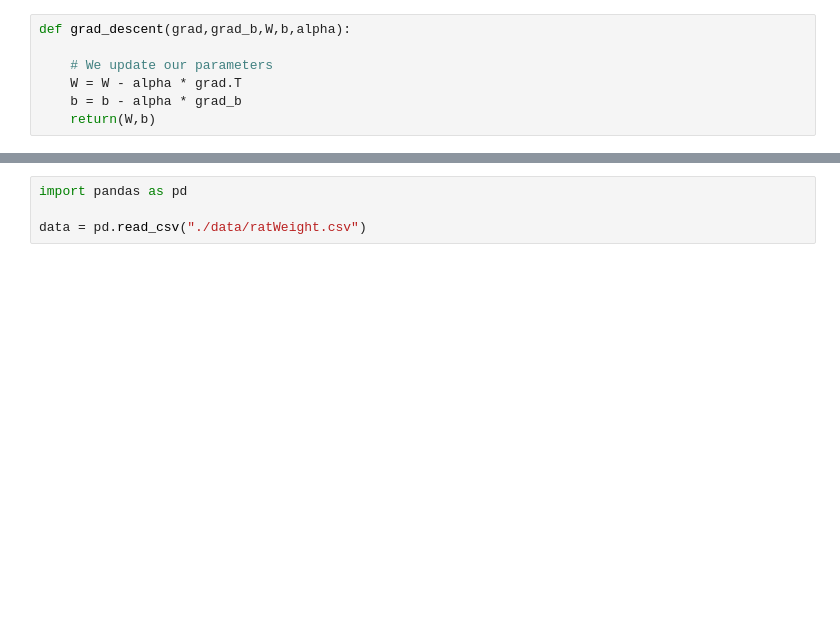
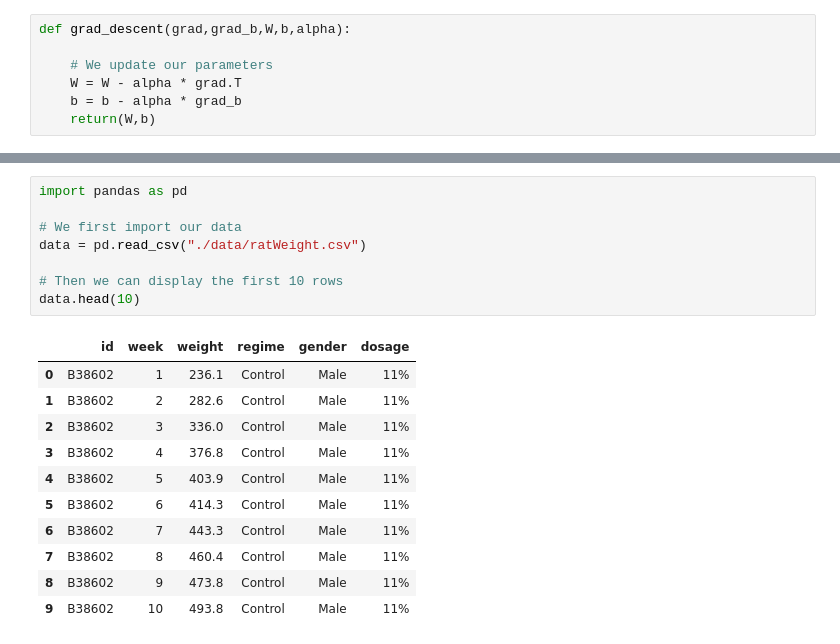
Before and after one commit to dhuynh95/X-AI, a Jupyter notebook: lesson_1_regression_classification/Lesson_1_regression.ipynb, the cells around one changed output, grey strips where cells are left out. Drawn from its saved outputs; the diff is of its cells as text; blank space fills up the shorter version.

```diff
--- a/lesson_1_regression_classification/Lesson_1_regression.ipynb
+++ b/lesson_1_regression_classification/Lesson_1_regression.ipynb
@@ -391,4 +424,20 @@ plt.plot(x,y_x)
 # %%
 import pandas as pd
 
+# We first import our data
 data = pd.read_csv("./data/ratWeight.csv")
+
+# Then we can display the first 10 rows
+data.head(10)
+# %% [output]
+|  | id | week | weight | regime | gender | dosage |
+| 0 | B38602 | 1 | 236.1 | Control | Male | 11% |
+| 1 | B38602 | 2 | 282.6 | Control | Male | 11% |
+| 2 | B38602 | 3 | 336.0 | Control | Male | 11% |
+| 3 | B38602 | 4 | 376.8 | Control | Male | 11% |
+| 4 | B38602 | 5 | 403.9 | Control | Male | 11% |
+| 5 | B38602 | 6 | 414.3 | Control | Male | 11% |
+| 6 | B38602 | 7 | 443.3 | Control | Male | 11% |
+| 7 | B38602 | 8 | 460.4 | Control | Male | 11% |
+| 8 | B38602 | 9 | 473.8 | Control | Male | 11% |
+| 9 | B38602 | 10 | 493.8 | Control | Male | 11% |
```
Also changed, not shown: parts of 24 cells of this notebook, 3 other files.
